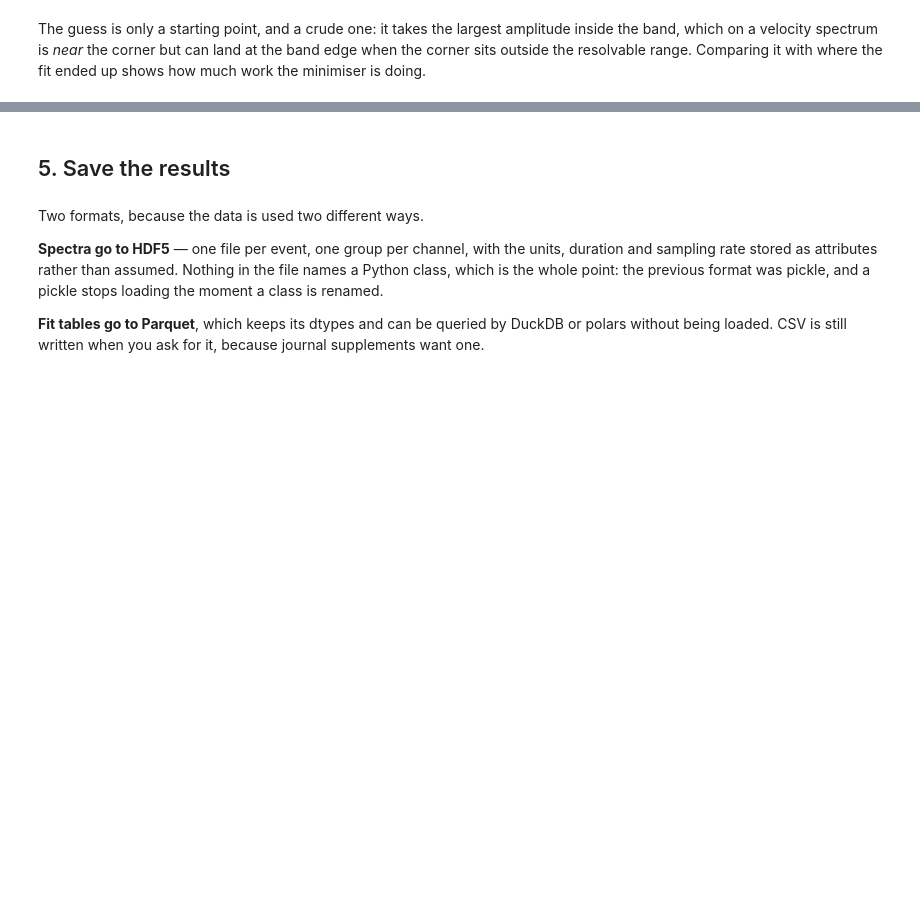
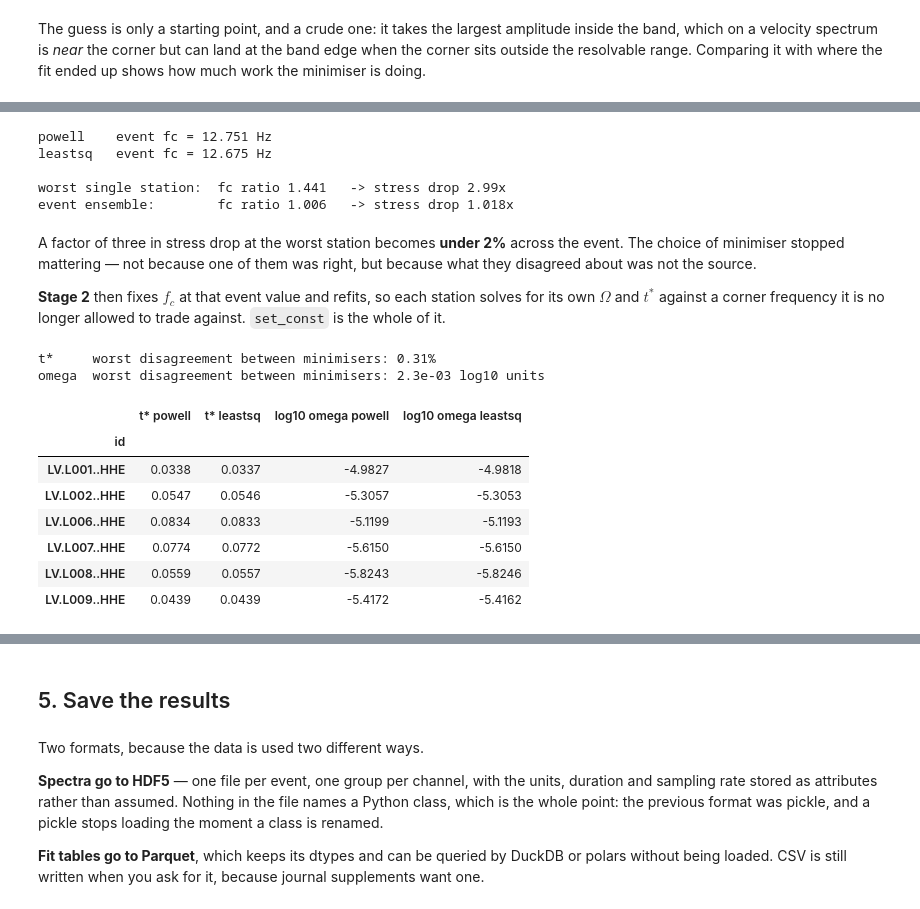
Before and after one commit to sgjholt/SpecMod, a Jupyter notebook: Tutorial/SpecModTutorial.ipynb, the cells around one changed output, grey strips where cells are left out. Cells and saved outputs as stored; diff of their text form; code cells hidden in the pictures; blank space fills up the shorter version.

```diff
--- a/Tutorial/SpecModTutorial.ipynb
+++ b/Tutorial/SpecModTutorial.ipynb
@@ -237,0 +398,67 @@ it reaches one.
+# %%
+# Weighted by inverse hypocentral distance: the nearer station has less path
+# between the source and the sensor, so less of its high-frequency falloff can
+# be attenuation, and its corner is the better constrained of the two.
+weight = pd.Series(
+    {id: 1.0 / spectra[id].signal.meta["rhyp"] for id in fits.models}
+)
+
+event_fc = {}
+for method, run in alternatives.items():
+    fc = run.table.set_index("id")["fc"]
+    w = weight.reindex(fc.index)
+    event_fc[method] = float((fc * w).sum() / w.sum())
+    print(f"{method:9s} event fc = {event_fc[method]:6.3f} Hz")
+
+worst_ratio = row["fc powell"] / row["fc leastsq"]
+event_ratio = event_fc["powell"] / event_fc["leastsq"]
+print()
+print(f"worst single station:  fc ratio {worst_ratio:.3f}"
+      f"   -> stress drop {worst_ratio**3:.2f}x")
+print(f"event ensemble:        fc ratio {event_ratio:.3f}"
+      f"   -> stress drop {event_ratio**3:.3f}x")
+# %% [output]
+powell    event fc = 12.751 Hz
+leastsq   event fc = 12.675 Hz
+
+worst single station:  fc ratio 1.441   -> stress drop 2.99x
+event ensemble:        fc ratio 1.006   -> stress drop 1.018x
+# %% [markdown]
+A factor of three in stress drop at the worst station becomes **under 2%**
+across the event. The choice of minimiser stopped mattering — not because one
+of them was right, but because what they disagreed about was not the source.
+
+**Stage 2** then fixes $f_c$ at that event value and refits, so each station
+solves for its own $\Omega$ and $t^*$ against a corner frequency it is no
+longer allowed to trade against. `set_const` is the whole of it.
+# %%
+stage_two = {}
+for method in alternatives:
+    run = FitSpectra(spectra)
+    run.set_const("fc", event_fc[method])
+    run.fit_spectra(method=method)
+    stage_two[method] = run
+
+second = pd.DataFrame(
+    {
+        f"{name} {method}": run.table.set_index("id")[column]
+        for column, name in (("ts", "t*"), ("llpsp", "log10 omega"))
+        for method, run in stage_two.items()
+    }
+)
+t_star = 100 * (second["t* powell"] / second["t* leastsq"] - 1).abs().max()
+omega = (second["log10 omega powell"] - second["log10 omega leastsq"]).abs().max()
+print(f"t*     worst disagreement between minimisers: {t_star:.2f}%")
+print(f"omega  worst disagreement between minimisers: {omega:.1e} log10 units")
+second.head(6).round(4)
+# %% [output]
+t*     worst disagreement between minimisers: 0.31%
+omega  worst disagreement between minimisers: 2.3e-03 log10 units
+|  | t* powell | t* leastsq | log10 omega powell | log10 omega leastsq |
+| id |  |  |  |  |
+| LV.L001..HHE | 0.0338 | 0.0337 | -4.9827 | -4.9818 |
+| LV.L002..HHE | 0.0547 | 0.0546 | -5.3057 | -5.3053 |
+| LV.L006..HHE | 0.0834 | 0.0833 | -5.1199 | -5.1193 |
+| LV.L007..HHE | 0.0774 | 0.0772 | -5.6150 | -5.6150 |
+| LV.L008..HHE | 0.0559 | 0.0557 | -5.8243 | -5.8246 |
+| LV.L009..HHE | 0.0439 | 0.0439 | -5.4172 | -5.4162 |
```
Also changed, not shown: parts of 23 cells of this notebook, 3 other files.
